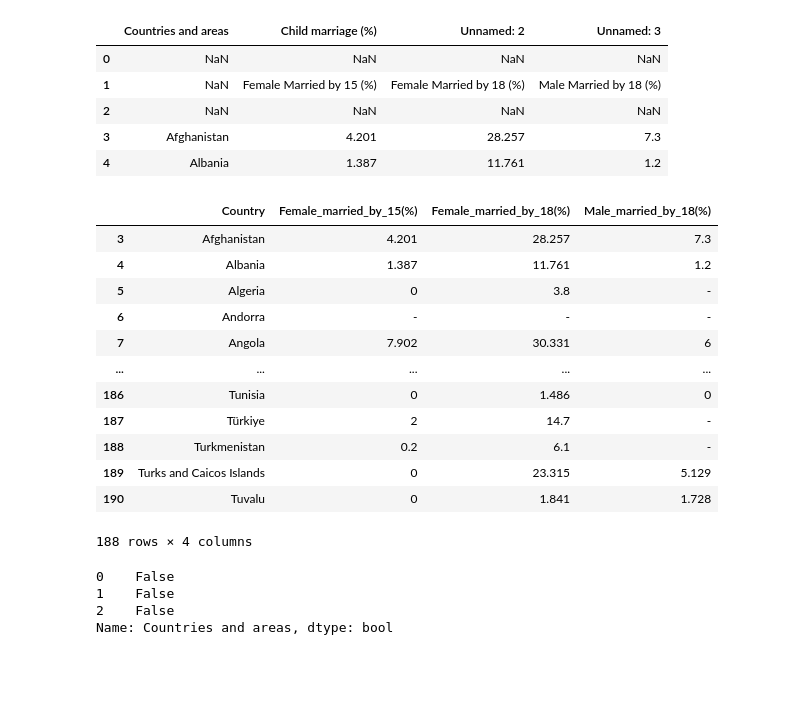
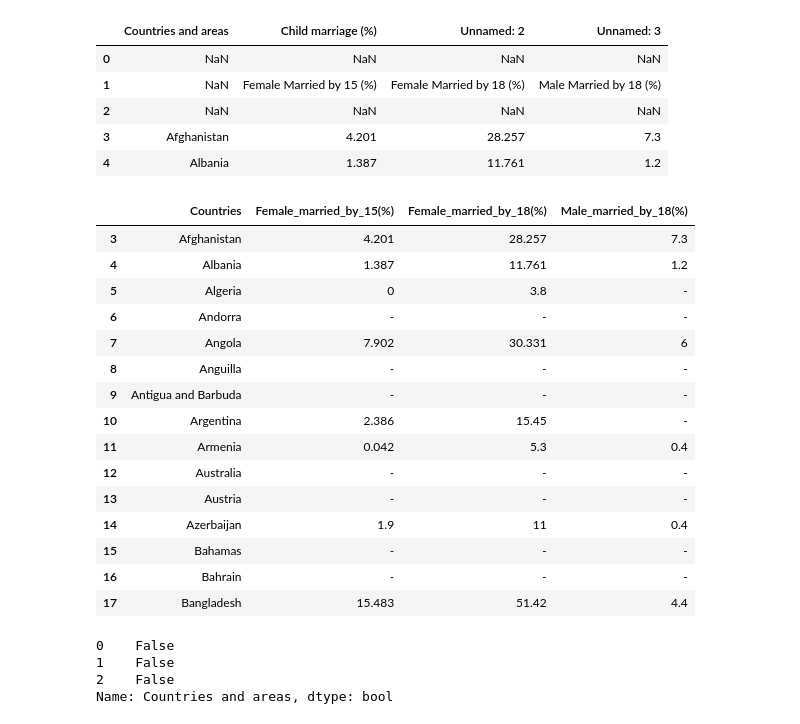
Before and after one commit to shimjide123/datman, a Jupyter notebook: PS2_Yu_Nong.ipynb, the cells around one changed output. Drawn from its saved outputs; the diff is of its cells as text; code cells hidden in the pictures; blank space fills up the shorter version.

```diff
--- a/PS2_Yu_Nong.ipynb
+++ b/PS2_Yu_Nong.ipynb
@@ -39,21 +39,24 @@ Marriage.rename(columns={'Female married by 15(%)': 'Female_married_by_15(%)'},
 # %%
 Marriage=Marriage.drop(Marriage.index[[0,1,2]],axis=0) #I dropped the first 3 rows cuz they are no use
 # %%
-Marriage.head(188)
+Marriage.head(15)
 # %% [output]
-|  | Country | Female_married_by_15(%) | Female_married_by_18(%) | Male_married_by_18(%) |
+|  | Countries | Female_married_by_15(%) | Female_married_by_18(%) | Male_married_by_18(%) |
 | 3 | Afghanistan | 4.201 | 28.257 | 7.3 |
 | 4 | Albania | 1.387 | 11.761 | 1.2 |
 | 5 | Algeria | 0 | 3.8 | - |
 | 6 | Andorra | - | - | - |
 | 7 | Angola | 7.902 | 30.331 | 6 |
-| ... | ... | ... | ... | ... |
-| 186 | Tunisia | 0 | 1.486 | 0 |
-| 187 | Türkiye | 2 | 14.7 | - |
-| 188 | Turkmenistan | 0.2 | 6.1 | - |
-| 189 | Turks and Caicos Islands | 0 | 23.315 | 5.129 |
-| 190 | Tuvalu | 0 | 1.841 | 1.728 |
+| 8 | Anguilla | - | - | - |
+| 9 | Antigua and Barbuda | - | - | - |
+| 10 | Argentina | 2.386 | 15.45 | - |
+| 11 | Armenia | 0.042 | 5.3 | 0.4 |
+| 12 | Australia | - | - | - |
+| 13 | Austria | - | - | - |
+| 14 | Azerbaijan | 1.9 | 11 | 0.4 |
+| 15 | Bahamas | - | - | - |
+| 16 | Bahrain | - | - | - |
+| 17 | Bangladesh | 15.483 | 51.42 | 4.4 |
-188 rows × 4 columns
 # %%
 Marriage['Countries and areas'][0:3].notnull()
 # %% [output]
```
Also changed, not shown: parts of 6 cells of this notebook.
